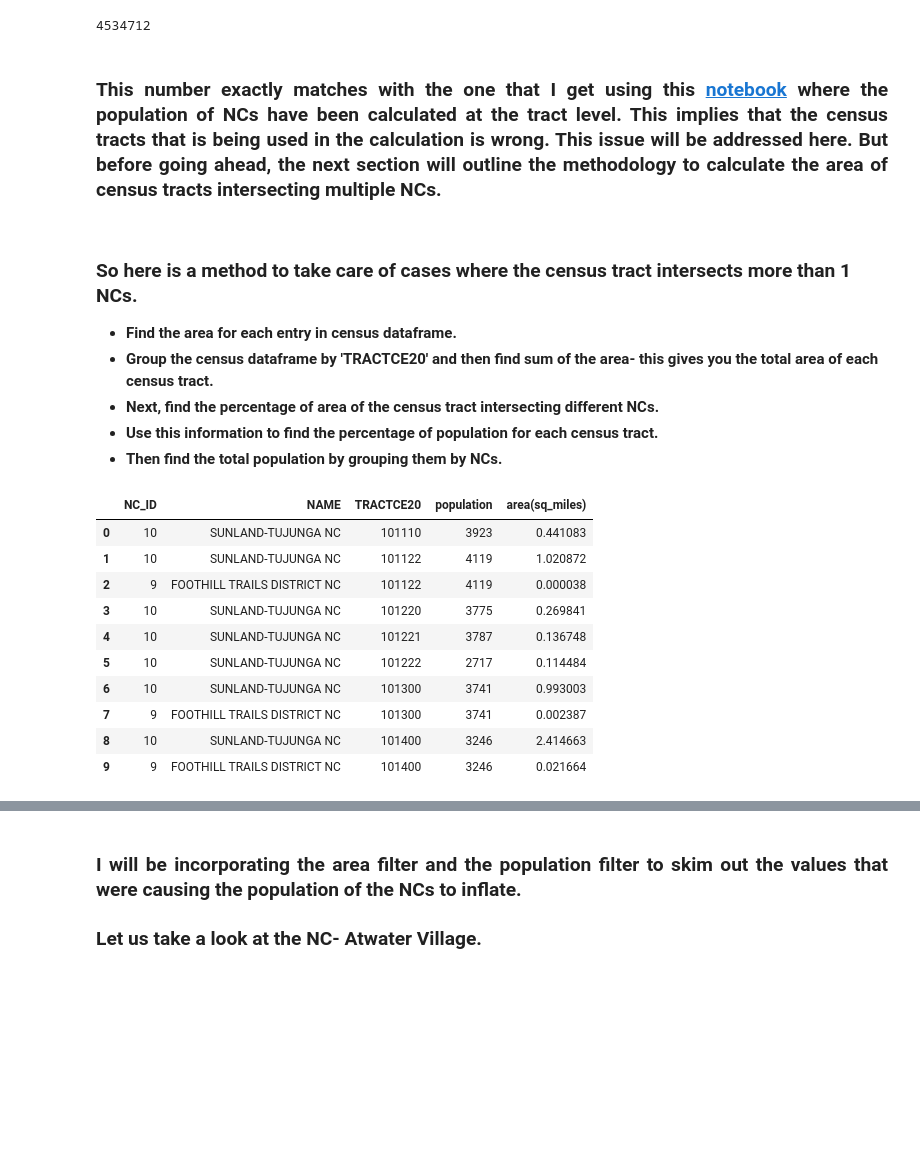
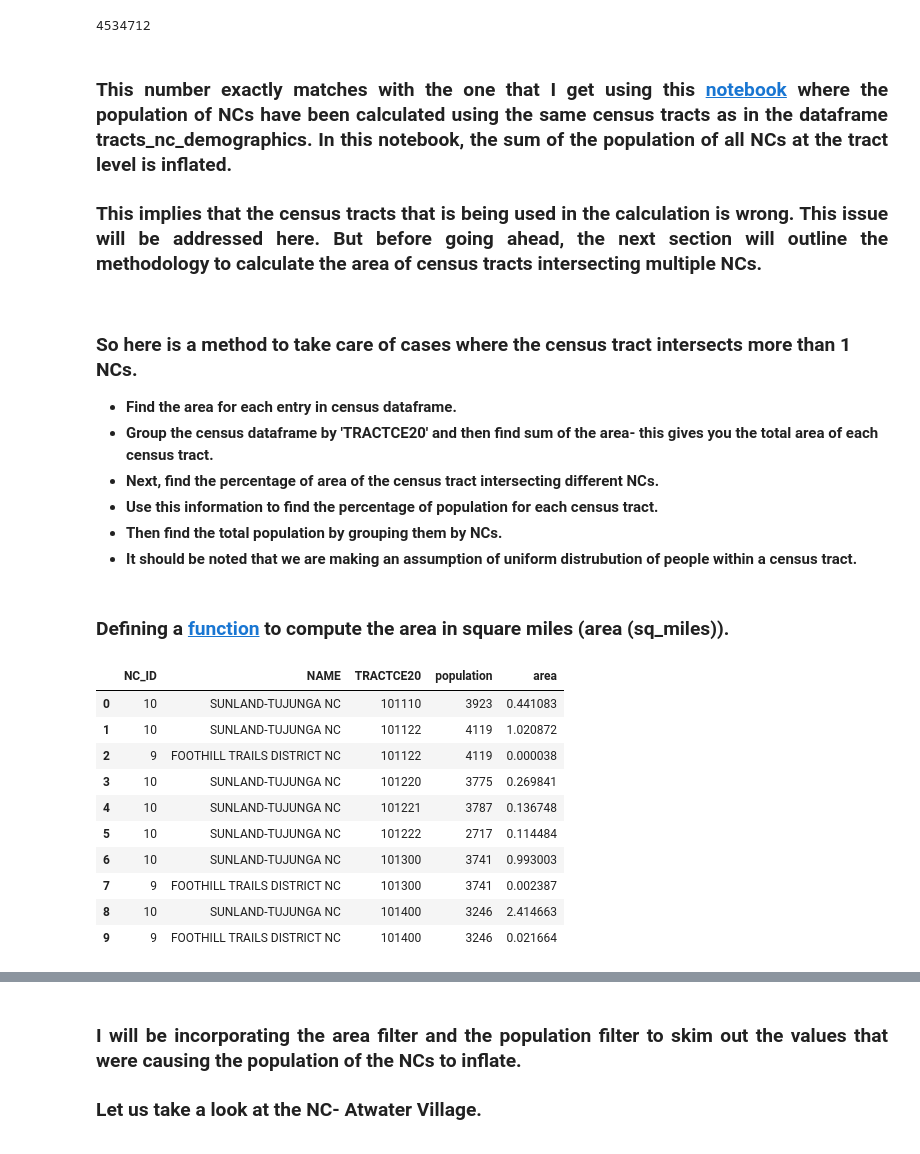
Before and after one commit to hackforla/311-data, a Jupyter notebook: analytics/population/nc_pop_recent.ipynb, the cells around one changed output, grey strips where cells are left out. Saved outputs shown, nothing was run; the diff lists cells and outputs as text; code cells hidden in the pictures; blank space fills up the shorter version.

Commit message:
Updated the notebooks nc_pop_recent.ipynb and nc_updated_pop_comparison.ipynb

```diff
--- a/analytics/population/nc_pop_recent.ipynb
+++ b/analytics/population/nc_pop_recent.ipynb
@@ -40,0 +32,4 @@ def area_sq_miles(geo):
+# %%
+# Reading the LA NC shape file.
+la_nc = gpd.read_file(os.path.join(dir, 'neighborhood_councils/neighborhood_councils.shp'))
+la_nc.head()
@@ -40,0 +43,10 @@ def area_sq_miles(geo):
+# %%
+# ACS demographics data.
+acs_demographics = pd.read_csv(os.path.join(dir,'acs_census_tract_la.csv'))
+
+# Cleaning the GEO_ID column to be consistent with the GEOID20 coumn in census_2020 dataframe.
+acs_demographics['GEO_ID']= acs_demographics['GEO_ID'].str.replace('1400000US','')
+
+# Rename GEO_ID as GEOID20.
+acs_demographics  = acs_demographics.rename(columns={'GEO_ID':'GEOID20', 'Total population': 'population'})
+acs_demographics.head()
@@ -41,7 +60,6 @@ def area_sq_miles(geo):
 # %%
-# Taking a subset of the acs_demo dataframe.
-
-acs_demo_subset=acs_demo[['GEOID20','population' ]]
+# Taking a subset of the acs_demographics dataframe.
+acs_demographics_subset=acs_demographics[['GEOID20','population' ]]
 
 # Making sure that the crs- coordinate reference system for census_2020 is the same as that of the la_nc using the to_crs()
 # method. This will allow the spatial merging of both the geopandas dataframes.
@@ -49,9 +67,8 @@ acs_demo_subset=acs_demo[['GEOID20','population' ]]
 census_2020 = census_2020.to_crs(la_nc.crs)
 
 # Spatial overlap of the la_nc and census_2020 data.
+census_nc = gpd.overlay(census_2020, la_nc, how='intersection')
 
-census_NC = gpd.overlay(census_2020, la_nc, how='intersection')
-
-census_NC= census_NC[['TRACTCE20','GEOID20', 'NAME', 'NC_ID', 'INTPTLAT20', 'INTPTLON20', 'geometry']]
-print('Number of rows in census_NC: ', census_NC.shape[0])
+census_nc= census_nc[['TRACTCE20','GEOID20', 'NAME', 'NC_ID', 'INTPTLAT20', 'INTPTLON20', 'geometry']]
+print('Number of rows in census_nc: ', census_nc.shape[0])
 # %% [output]
@@ -148,7 +174,9 @@ test.population.sum()
 # %% [markdown]
 <div style="text-align: justify">
 
-### This number exactly matches with the one that I get using this [notebook](https://github.com/priyakalyan/Updated_NC_pop/blob/main/NC_pop_recent_no_filter.ipynb) where the population of NCs have been calculated at the tract level. This implies that the census tracts that is being used in the calculation is wrong. This issue will be addressed here. But before going ahead, the next section will outline the methodology to calculate the area of census tracts intersecting multiple NCs.
+### This number exactly matches with the one that I get using this [notebook](https://github.com/priyakalyan/Updated_NC_pop/blob/main/NC_pop_recent_no_filter.ipynb) where the population of NCs have been calculated using the same census tracts as in the dataframe tracts_nc_demographics. In this notebook, the sum of the population of all NCs at the tract level is inflated.
+
+###  This implies that the census tracts that is being used in the calculation is wrong. This issue will be addressed here. But before going ahead, the next section will outline the methodology to calculate the area of census tracts intersecting multiple NCs.
 # %% [markdown]
 ### So here is a method to take care of cases where the census tract intersects more than 1 NCs.
 
@@ -157,3 +185,6 @@ test.population.sum()
 - **Next, find the percentage of area of the census tract intersecting different NCs.**
 - **Use this information to find the percentage of population for each census tract.**
 - **Then find the total population by grouping them by NCs.**
+- **It should be noted that we are making an assumption of uniform distrubution of people within a census tract.**
+# %% [markdown]
+### Defining a [function](https://github.com/hackforla/access-the-data-workshop-311-analysis/blob/main/notebooks/NC-population-density.ipynb) to compute the area in square miles (area (sq_miles)).
@@ -160,10 +198,13 @@ test.population.sum()
 # %%
 # Add the area column.
-census = pd.merge(census_NC, acs_demo_subset, on='GEOID20')
-census['area(sq_miles)']= census.apply(lambda x: area_sq_miles(x.geometry), axis=1)
-census[['NC_ID','NAME', 'TRACTCE20', 'population','area(sq_miles)']].head(10)
+tracts_nc_demographics = pd.merge(census_nc, acs_demographics_subset, on='GEOID20')
+tracts_nc_demographics['area']= tracts_nc_demographics.apply(lambda row: area_sq_miles(row.geometry), axis=1)
+
+# The area is in square miles.
+
+tracts_nc_demographics[['NC_ID','NAME', 'TRACTCE20', 'population','area']].head(10)
 # %% [output]
-|  | NC_ID | NAME | TRACTCE20 | population | area(sq_miles) |
+|  | NC_ID | NAME | TRACTCE20 | population | area |
 | 0 | 10 | SUNLAND-TUJUNGA NC | 101110 | 3923 | 0.441083 |
 | 1 | 10 | SUNLAND-TUJUNGA NC | 101122 | 4119 | 1.020872 |
 | 2 | 9 | FOOTHILL TRAILS DISTRICT NC | 101122 | 4119 | 0.000038 |
```
Also changed, not shown: parts of 29 cells of this notebook.
